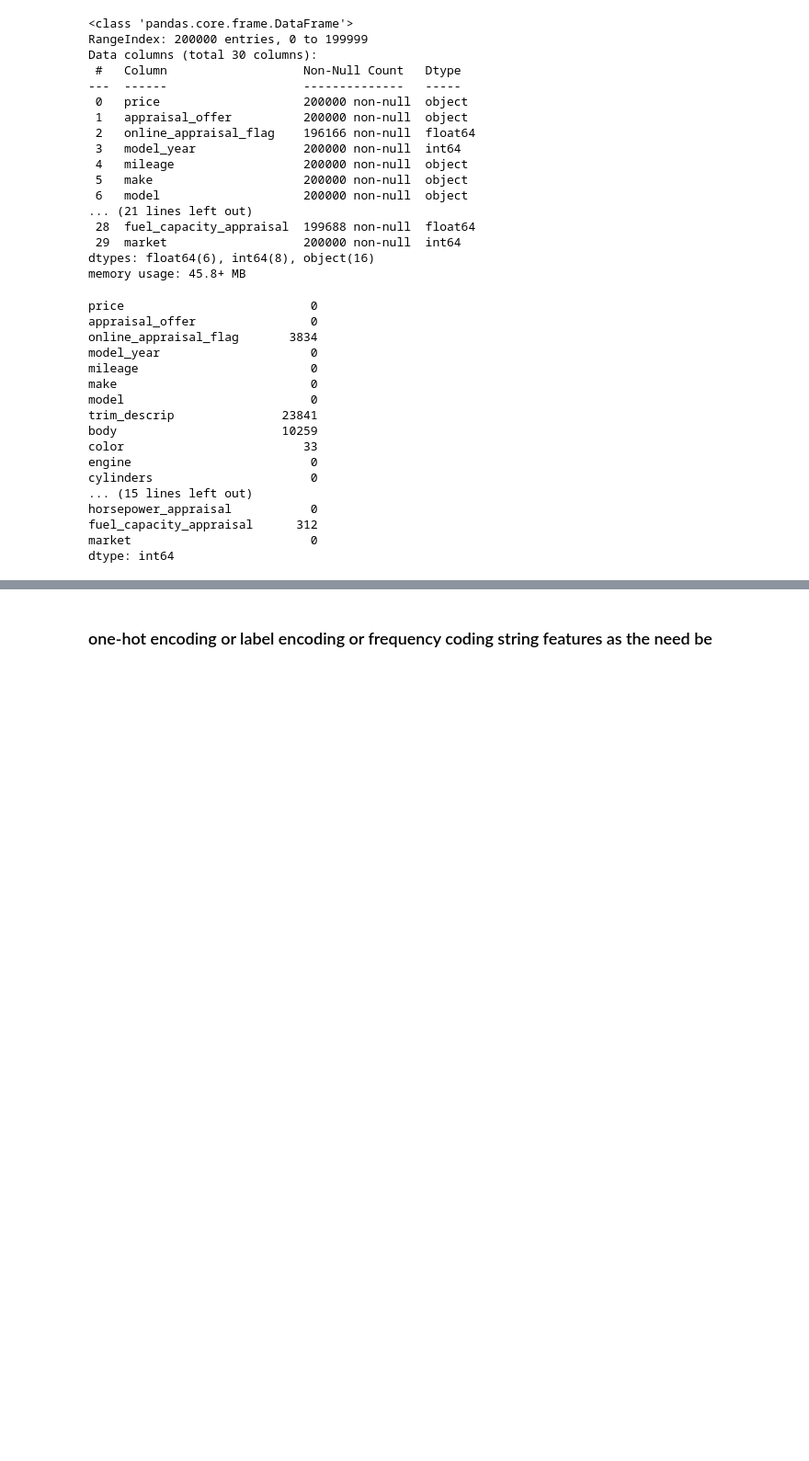
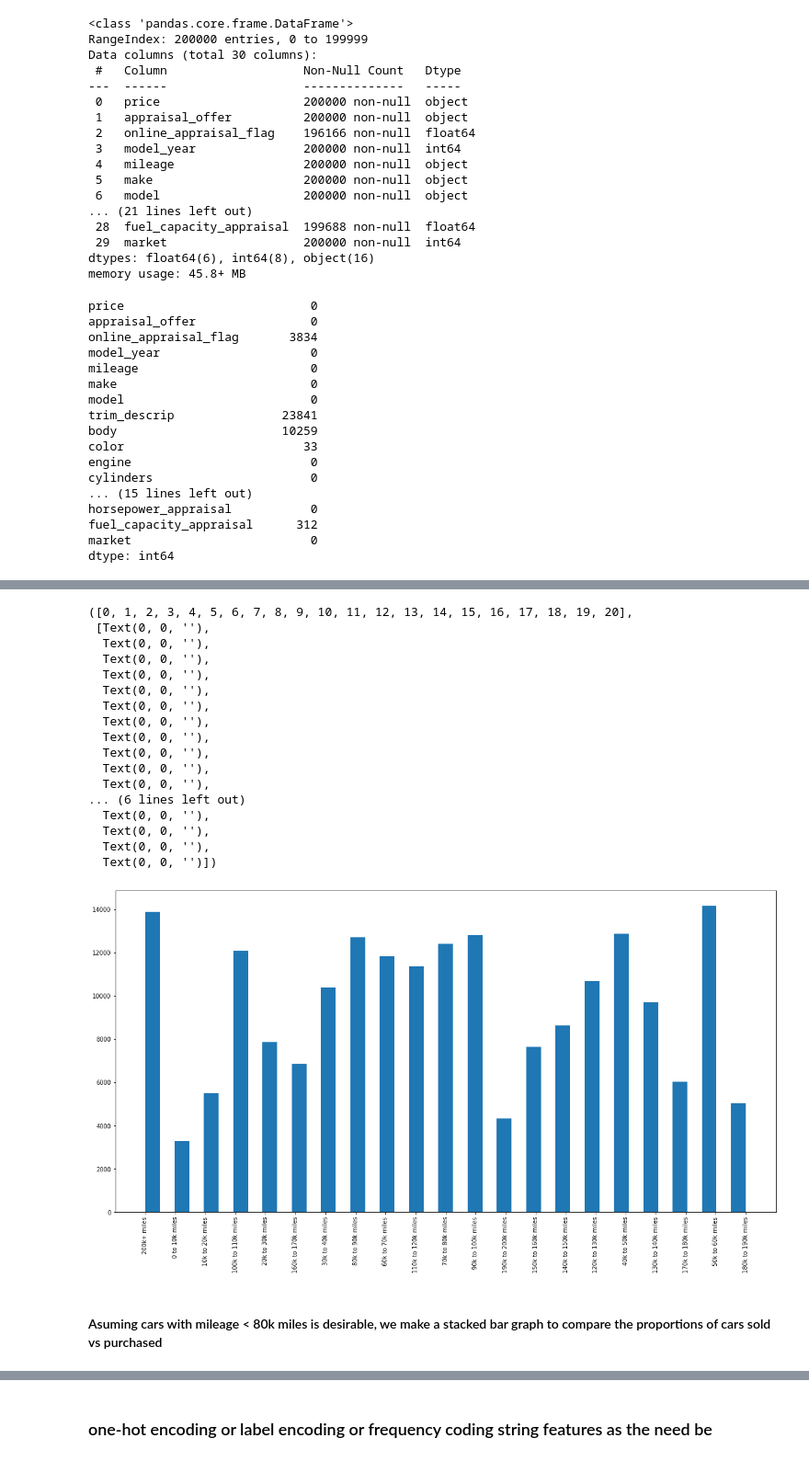
Before and after one commit to Siddharth1060/Car-recomendation-based-on-the-Cars-sold-at-Carmax, a Jupyter notebook: carmax_notebook.ipynb, the cells around one changed output, grey strips where cells are left out. Shown: that part at 92% size. Saved outputs shown, nothing was run; the diff lists cells and outputs as text; code cells hidden in the pictures; blank space fills up the shorter version.

```diff
--- a/carmax_notebook.ipynb
+++ b/carmax_notebook.ipynb
@@ -85,0 +263,25 @@ dtype: int64
+# %%
+plt.subplots(figsize=(20,10))
+plt.hist(df.mileage_appraisal, bins= 41)
+plt.xticks(rotation=90)
+# %% [output]
+([0, 1, 2, 3, 4, 5, 6, 7, 8, 9, 10, 11, 12, 13, 14, 15, 16, 17, 18, 19, 20],
+ [Text(0, 0, ''),
+  Text(0, 0, ''),
+  Text(0, 0, ''),
+  Text(0, 0, ''),
+  Text(0, 0, ''),
+  Text(0, 0, ''),
+  Text(0, 0, ''),
+  Text(0, 0, ''),
+  Text(0, 0, ''),
+  Text(0, 0, ''),
+  Text(0, 0, ''),
+... (6 lines left out)
+  Text(0, 0, ''),
+  Text(0, 0, ''),
+  Text(0, 0, ''),
+  Text(0, 0, '')])
+[figure, added]
+# %% [markdown]
+#### Asuming cars with mileage < 80k miles is desirable, we make a stacked bar graph to compare the proportions of cars sold vs purchased
```
Also changed, not shown: parts of 143 cells of this notebook.
